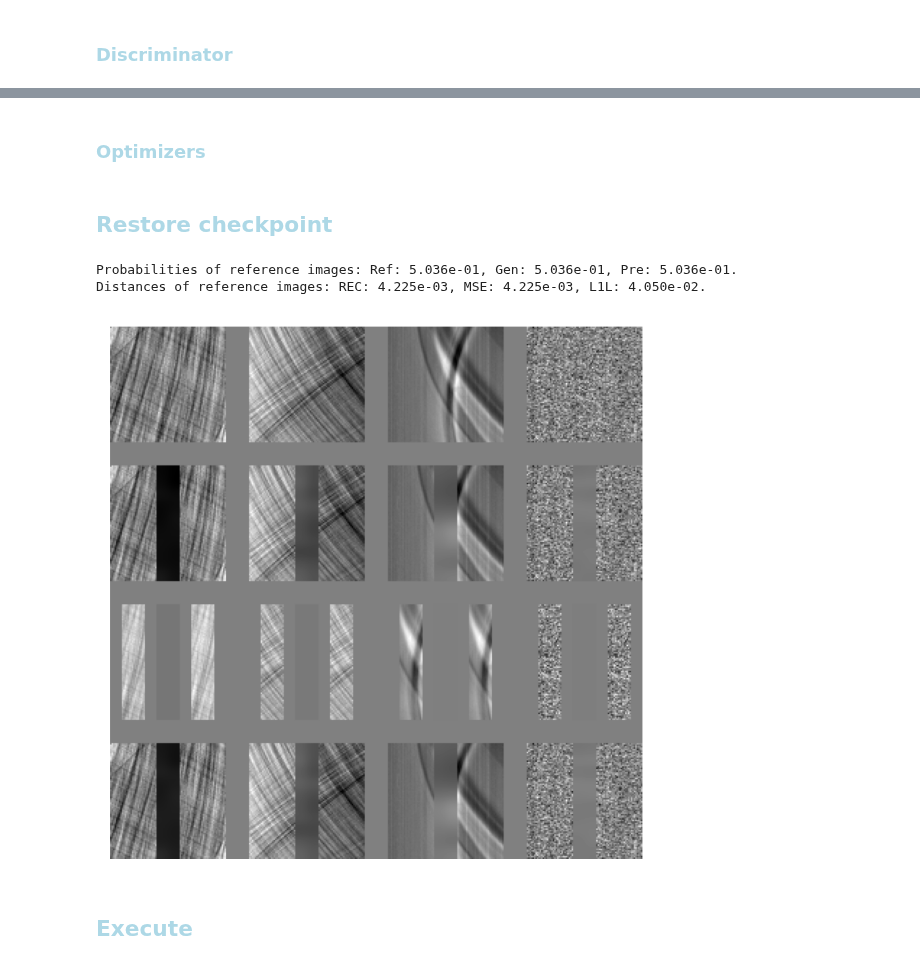
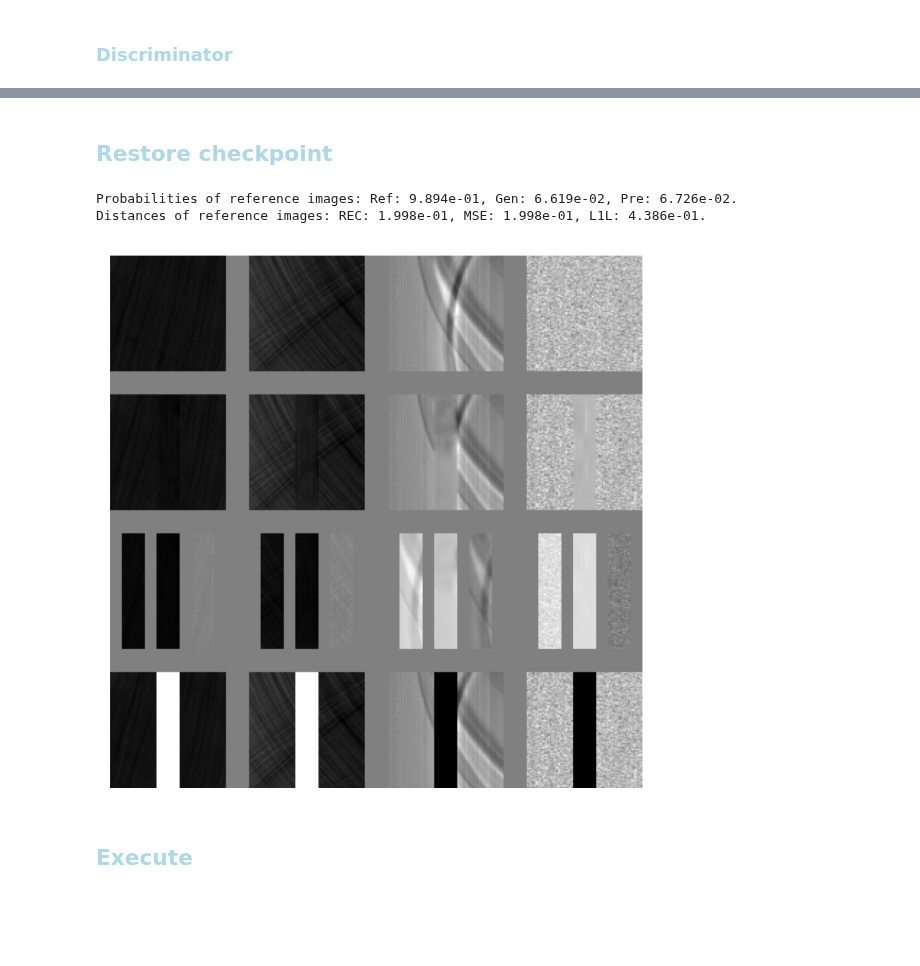
Before and after one commit to AustralianSynchrotron/sinogap, a Jupyter notebook: sinogap_bp3.ipynb, the cells around one changed output, grey strips where cells are left out. Cells and saved outputs as stored; diff of their text form; code cells hidden in the pictures; blank space fills up the shorter version.

```diff
--- a/sinogap_bp3.ipynb
+++ b/sinogap_bp3.ipynb
@@ -252,14 +73,10 @@ class Generator16(sg.GeneratorTemplate):
     def __init__(self):
         super(Generator16, self).__init__(16)
 
-        ltChannels = 1
         baseChannels = 64
 
-        self.noise2latent = self.createLatent(ltChannels)
-        sg.fillWheights(self.noise2latent)
-
         self.encoders =  nn.ModuleList([
-            self.encblock( 1+ltChannels,       baseChannels, 3, norm=False),
+            self.encblock( 1,                  baseChannels, 3, norm=False),
             self.encblock( baseChannels,       baseChannels, 3, dopadding=True),
             self.encblock( baseChannels,     2*baseChannels, 3, stride=2),
             self.encblock( 2*baseChannels,   2*baseChannels, 3, dopadding=True),
@@ -270,10 +87,20 @@ class Generator16(sg.GeneratorTemplate):
             self.encblock( 8*baseChannels,  16*baseChannels, 3, stride=2),
             self.encblock(16*baseChannels,  16*baseChannels, 3, dopadding=True),
             ])
-        sg.fillWheights(self.encoders)
 
-        self.fcLink = self.createFClink(ltChannels)
-        sg.fillWheights(self.fcLink)
+        smpl = torch.zeros((1,1,*self.sinoSh))
+        for encoder in self.encoders :
+            smpl = encoder(smpl)
+        encSh = smpl.shape
+        linChannels = math.prod(encSh)
+        self.fcLink = nn.Sequential(
+            nn.Flatten(),
+            nn.Linear(linChannels, linChannels),
+            nn.LeakyReLU(0.2),
+            nn.Linear(linChannels, linChannels),
+            nn.LeakyReLU(0.2),
+            nn.Unflatten(1, encSh[1:]),
+        )
 
         self.decoders = nn.ModuleList([
             self.decblock(32*baseChannels,16*baseChannels, 3, dopadding=True),
@@ -288,10 +115,13 @@ class Generator16(sg.GeneratorTemplate):
             self.decblock( 2*baseChannels,   baseChannels, 3, norm=False),
             ])
 
-        self.lastTouch = self.createLastTouch(baseChannels)
-        sg.fillWheights(self.lastTouch)
+        self.lastTouch = nn.Sequential(
+            nn.Conv2d(baseChannels+1, 1, 1),
+            nn.Tanh(),
+        )
 
-        self.lowResGen = Generator8()
+        #sg.load_model(self, model_path="saves/gap16/pureRec_trainLast/model_gen.pt" )
+        #self.lowResGen = Generator8()
 
 
     def forward(self, input):
@@ -299,10 +129,9 @@ class Generator16(sg.GeneratorTemplate):
         images, noises = input
         images, orgDims = sg.unsqeeze4dim(images)
         modelIn = images.clone()
-        modelIn[self.gapRng] = self.preProc(images)
+        modelIn[self.gapRng] = 0
 
-        latent = self.noise2latent(noises)
-        dwTrain = [torch.cat((modelIn,latent),dim=1).to(sg.TCfg.device),]
+        dwTrain = [modelIn,]
         for encoder in self.encoders :
             dwTrain.append(encoder(dwTrain[-1]))
         mid = self.fcLink(dwTrain[-1])
@@ -310,7 +139,7 @@ class Generator16(sg.GeneratorTemplate):
         upTrain = [mid]
         for level, decoder in enumerate(self.decoders) :
             upTrain.append( decoder( torch.cat( (upTrain[-1], dwTrain[-1-level]), dim=1 ) ) )
-        res = self.lastTouch(torch.cat( (upTrain[-1], modelIn ), dim=1 ))[...,7:-7,7:-7]
+        res = self.lastTouch(torch.cat( (upTrain[-1], modelIn ), dim=1 ))
 
         patches = modelIn[self.gapRng] + 2 * res[self.gapRng]
         return sg.squeezeOrg(patches, orgDims)
@@ -318,10 +147,6 @@ class Generator16(sg.GeneratorTemplate):
 
 sg.generator = Generator16()
 sg.generator.to(sg.TCfg.device)
-curgen = sg.generator
-while hasattr(curgen, 'lowResGen') :
-    sg.lowResGenerators[curgen.lowResGen.gapW] = curgen.lowResGen
-    curgen = curgen.lowResGen
 model_summary = summary(sg.generator, input_data=[ [sg.refImages[[0],...], sg.refNoises[[0],...]] ] ).__str__()
 print(model_summary)
 
@@ -436,3 +234 @@ Estimated Total Size (MB): 33.30
 ==========================================================================================
-# %% [markdown]
-### <font style="color:lightblue">Optimizers</font>
@@ -442,15 +236,15 @@ Estimated Total Size (MB): 33.30
 ## <font style="color:lightblue">Restore checkpoint</font>
 # %%
 savedCheckPoint = f"checkPoint_{sg.TCfg.exec}"
-sg.epoch, sg.iter, sg.minGEpoch, sg.minGdLoss = sg.restoreCheckpoint()#savedCheckPoint+".pth")
+sg.epoch, sg.iter, sg.minGEpoch, sg.minGdLoss = sg.restoreCheckpoint(savedCheckPoint+"_hourly.pth")
 sg.writer = sg.createWriter(sg.TCfg.logDir, True)
 sg.writer.add_graph(sg.generator, ((sg.refImages, sg.refNoises),) )
 #sg.writer.add_graph(sg.discriminator, refImages)
 sg.initialTest()
 # %% [output]
-Probabilities of reference images: Ref: 5.036e-01, Gen: 5.036e-01, Pre: 5.036e-01.
-Distances of reference images: REC: 4.225e-03, MSE: 4.225e-03, L1L: 4.050e-02.
+Probabilities of reference images: Ref: 9.894e-01, Gen: 6.619e-02, Pre: 6.726e-02.
+Distances of reference images: REC: 1.998e-01, MSE: 1.998e-01, L1L: 4.386e-01.
-[figure, old version]
+[figure, new version]
 # %% [markdown]
 ## <font style="color:lightblue">Execute</font>
 # %%
```
Also changed, not shown: parts of 14 cells of this notebook, 4 other files.
